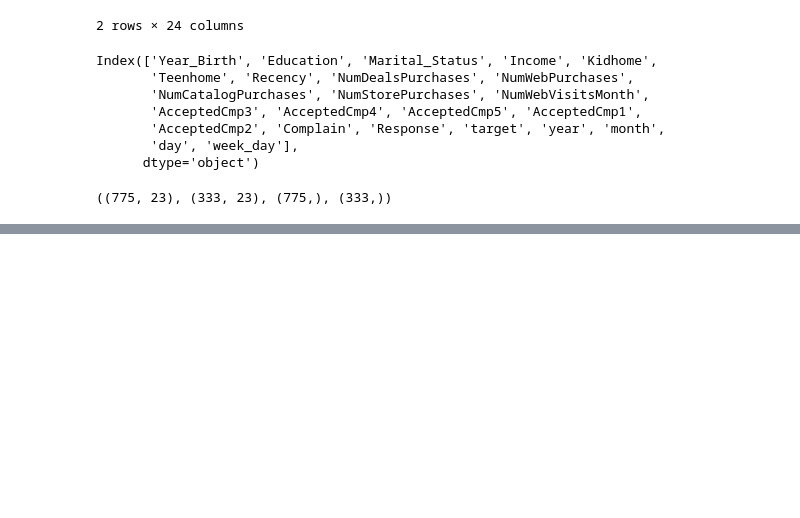
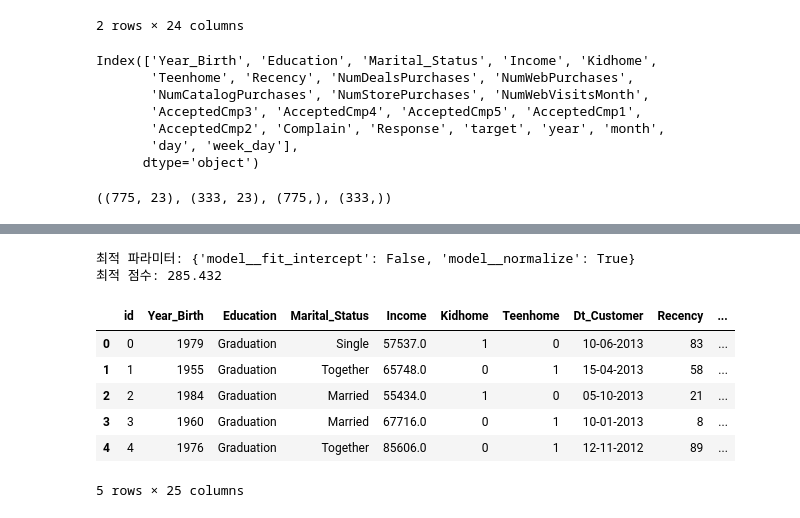
Before and after one commit to Park-Young-Bin/Python_Projects, a Jupyter notebook: 데이콘/[데이콘] 소비자 데이터 기반 소비 예측 경진대회.ipynb, the cells around one changed output, grey strips where cells are left out. Cells and saved outputs as stored; diff of their text form; code cells hidden in the pictures; blank space fills up the shorter version.

```diff
--- a/데이콘/[데이콘] 소비자 데이터 기반 소비 예측 경진대회.ipynb
+++ b/데이콘/[데이콘] 소비자 데이터 기반 소비 예측 경진대회.ipynb
@@ -400,0 +427,37 @@ X_fit.shape, X_val.shape, y_fit.shape, y_val.shape
+# %%
+pipeline = Pipeline([('processor', columm_transformer),
+                   ('model', LinearRegression())])
+param_grid = {'model__fit_intercept': [True, False],
+             'model__normalize': [True, False]}
+
+gs = GridSearchCV(estimator=pipeline, param_grid=param_grid, scoring='neg_mean_squared_error', n_jobs=-1, cv=5)
+results = gs.fit(X_fit, y_fit)
+
+print('최적 파라미터: {}'.format(gs.best_params_))
+print('최적 점수: {:.3f}'.format(np.sqrt(-1*gs.best_score_)))
+# %% [output]
+최적 파라미터: {'model__fit_intercept': False, 'model__normalize': True}
+최적 점수: 285.432
+# %%
+# year, month, day 변수 생성
+year, month, day = [], [], []
+for i in range(len(test['Dt_Customer'])):
+    day.append(int(test['Dt_Customer'][i].split('-')[0]))
+    month.append(int(test['Dt_Customer'][i].split('-')[1]))
+    year.append(int(test['Dt_Customer'][i].split('-')[2]))
+
+test['year']=year
+test['month']=month
+test['day']=day
+
+week_day = pd.to_datetime(test['Dt_Customer']).dt.day_name()
+test['week_day'] = week_day
+test.head()
+# %% [output]
+|  | id | Year_Birth | Education | Marital_Status | Income | Kidhome | Teenhome | Dt_Customer | Recency | ... |
+| 0 | 0 | 1979 | Graduation | Single | 57537.0 | 1 | 0 | 10-06-2013 | 83 | ... |
+| 1 | 1 | 1955 | Graduation | Together | 65748.0 | 0 | 1 | 15-04-2013 | 58 | ... |
+| 2 | 2 | 1984 | Graduation | Married | 55434.0 | 1 | 0 | 05-10-2013 | 21 | ... |
+| 3 | 3 | 1960 | Graduation | Married | 67716.0 | 0 | 1 | 10-01-2013 | 8 | ... |
+| 4 | 4 | 1976 | Graduation | Together | 85606.0 | 0 | 1 | 12-11-2012 | 89 | ... |
+5 rows × 25 columns
```
Also changed, not shown: parts of 27 cells of this notebook.
